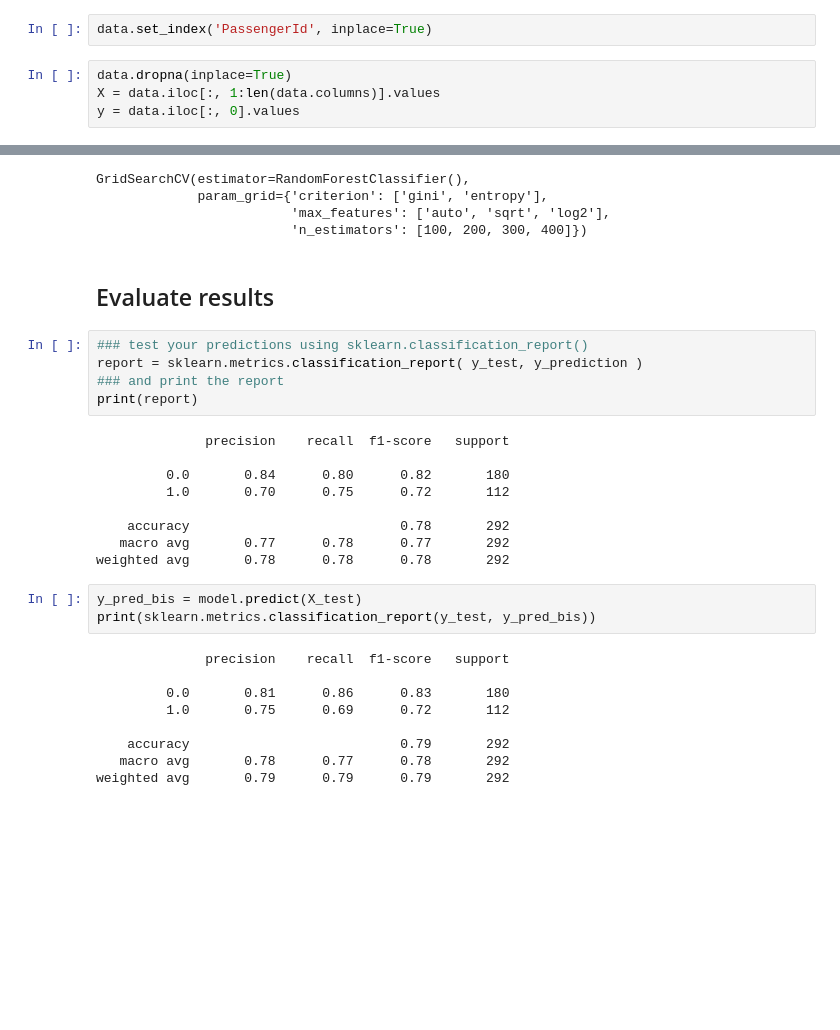
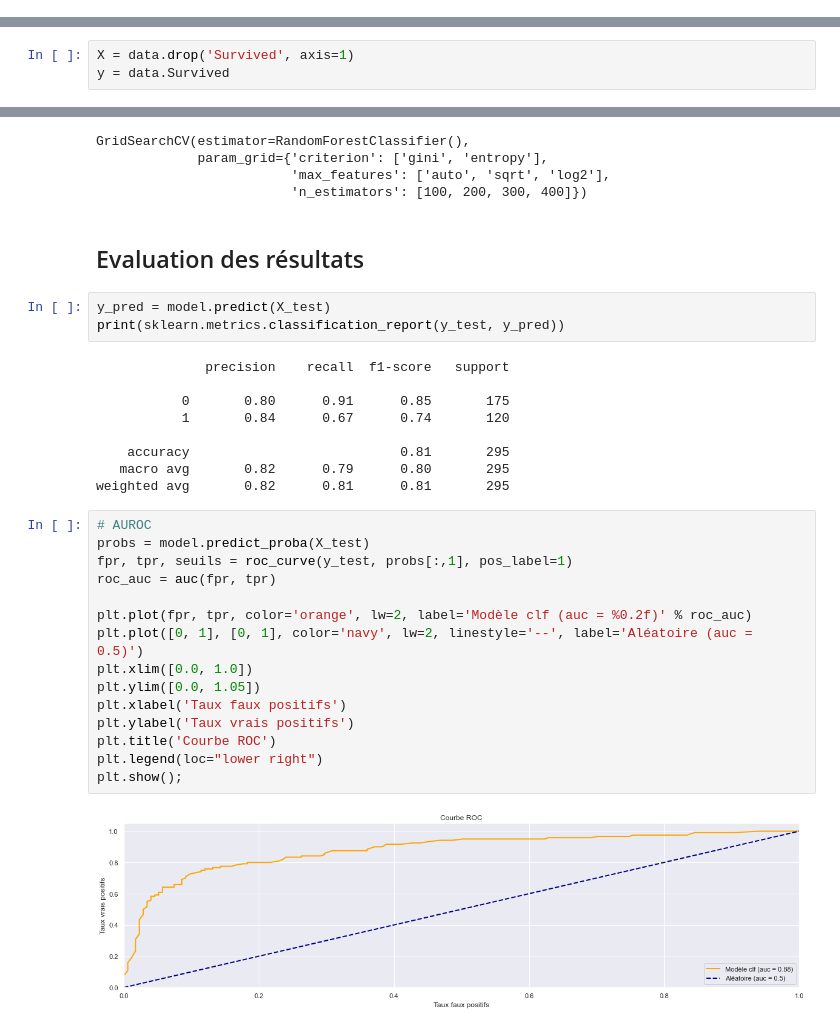
Before and after one commit to MathieuVReine/Titanic, a Jupyter notebook: Models/Titanic Prediction.ipynb, the cells around one changed output, grey strips where cells are left out. Drawn from its saved outputs; the diff is of its cells as text; blank space fills up the shorter version.

```diff
--- a/Models/Titanic Prediction.ipynb
+++ b/Models/Titanic Prediction.ipynb
@@ -349,6 +292,0 @@ This means that Females have a High Survival Probability.
-# %%
-data.set_index('PassengerId', inplace=True)
-# %%
-data.dropna(inplace=True)
-X = data.iloc[:, 1:len(data.columns)].values
-y = data.iloc[:, 0].values
@@ -355 +298,4 @@ y = data.iloc[:, 0].values
+# %%
+X = data.drop('Survived', axis=1)
+y = data.Survived
 # %%
@@ -415,31 +323,34 @@ GridSearchCV(estimator=RandomForestClassifier(),
              param_grid={'criterion': ['gini', 'entropy'],
                          'max_features': ['auto', 'sqrt', 'log2'],
                          'n_estimators': [100, 200, 300, 400]})
-# %% [markdown]
-## Evaluate results
-# %%
-### test your predictions using sklearn.classification_report()
-report = sklearn.metrics.classification_report( y_test, y_prediction )
-### and print the report
-print(report)
-# %% [output]
-              precision    recall  f1-score   support
-
-         0.0       0.84      0.80      0.82       180
-         1.0       0.70      0.75      0.72       112
-
-    accuracy                           0.78       292
-   macro avg       0.77      0.78      0.77       292
-weighted avg       0.78      0.78      0.78       292
+# %% [markdown]
+## Evaluation des résultats
 # %%
-y_pred_bis = model.predict(X_test)
-print(sklearn.metrics.classification_report(y_test, y_pred_bis))
+y_pred = model.predict(X_test)
+print(sklearn.metrics.classification_report(y_test, y_pred))
 # %% [output]
               precision    recall  f1-score   support
 
-         0.0       0.81      0.86      0.83       180
-         1.0       0.75      0.69      0.72       112
+           0       0.80      0.91      0.85       175
+           1       0.84      0.67      0.74       120
 
-    accuracy                           0.79       292
-   macro avg       0.78      0.77      0.78       292
-weighted avg       0.79      0.79      0.79       292
+    accuracy                           0.81       295
+   macro avg       0.82      0.79      0.80       295
+weighted avg       0.82      0.81      0.81       295
+# %%
+# AUROC
+probs = model.predict_proba(X_test)
+fpr, tpr, seuils = roc_curve(y_test, probs[:,1], pos_label=1)
+roc_auc = auc(fpr, tpr)
+
+plt.plot(fpr, tpr, color='orange', lw=2, label='Modèle clf (auc = %0.2f)' % roc_auc)
+plt.plot([0, 1], [0, 1], color='navy', lw=2, linestyle='--', label='Aléatoire (auc = 0.5)')
+plt.xlim([0.0, 1.0])
+plt.ylim([0.0, 1.05])
+plt.xlabel('Taux faux positifs')
+plt.ylabel('Taux vrais positifs')
+plt.title('Courbe ROC')
+plt.legend(loc="lower right")
+plt.show();
+# %% [output]
+[figure, added]
```
Also changed, not shown: parts of 71 cells of this notebook.
